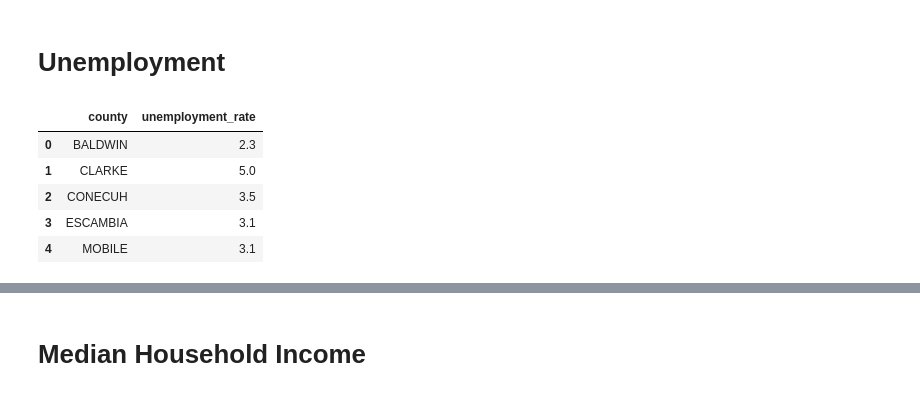
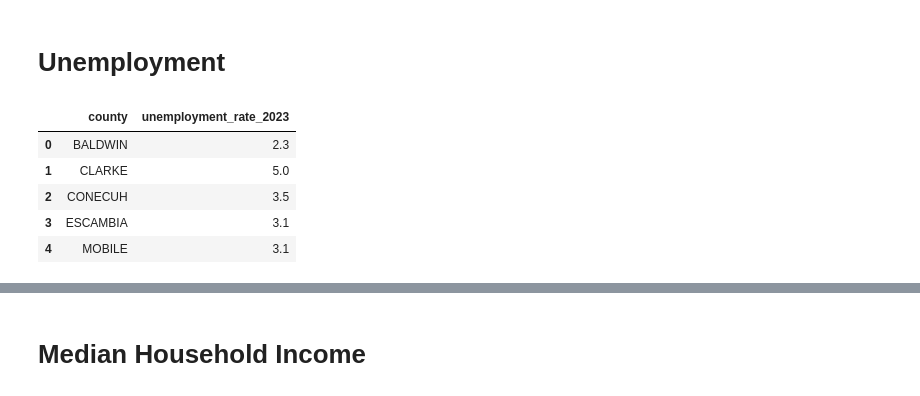
Before and after one commit to lacarabela/GC-CPRI, a Jupyter notebook: notebooks/01_merge_and_feature_build.ipynb, the cells around one changed output, grey strips where cells are left out. Saved outputs shown, nothing was run; the diff lists cells and outputs as text; code cells hidden in the pictures.

Commit message:
Updated pop estimates and unemployment to be 2020 data and on

```diff
--- a/notebooks/01_merge_and_feature_build.ipynb
+++ b/notebooks/01_merge_and_feature_build.ipynb
@@ -366,18 +436,49 @@ race_sub.head()
 # %% [markdown]
 # Unemployment
 # %%
-unemployment_sub = income_wide[[
+# 2023
+unemployment_2023_sub = income_wide[[
     "county",
     "Unemployment_rate_2023"
 ]].copy()
 
-unemployment_sub = unemployment_sub.rename(columns={
-    "Unemployment_rate_2023": "unemployment_rate"
+unemployment_2023_sub = unemployment_2023_sub.rename(columns={
+    "Unemployment_rate_2023": "unemployment_rate_2023"
 })
 
-unemployment_sub.head()
+# 2022
+unemployment_2022_sub = income_wide[[
+    "county",
+    "Unemployment_rate_2022"
+]].copy()
+
+unemployment_2022_sub = unemployment_2022_sub.rename(columns={
+    "Unemployment_rate_2022": "unemployment_rate_2022"
+})
+
+# 2021
+unemployment_2021_sub = income_wide[[
+    "county",
+    "Unemployment_rate_2021"
+]].copy()
+
+unemployment_2021_sub = unemployment_2021_sub.rename(columns={
+    "Unemployment_rate_2021": "unemployment_rate_2021"
+})
+
+# 2020
+unemployment_2020_sub = income_wide[[
+    "county",
+    "Unemployment_rate_2020"
+]].copy()
+
+unemployment_2020_sub = unemployment_2020_sub.rename(columns={
+    "Unemployment_rate_2020": "unemployment_rate_2020"
+})
+
+unemployment_2023_sub.head()
 # %% [output]
-|  | county | unemployment_rate |
+|  | county | unemployment_rate_2023 |
 | 0 | BALDWIN | 2.3 |
 | 1 | CLARKE | 5.0 |
 | 2 | CONECUH | 3.5 |
```
Also changed, not shown: parts of 4 cells of this notebook, 8 other files.
